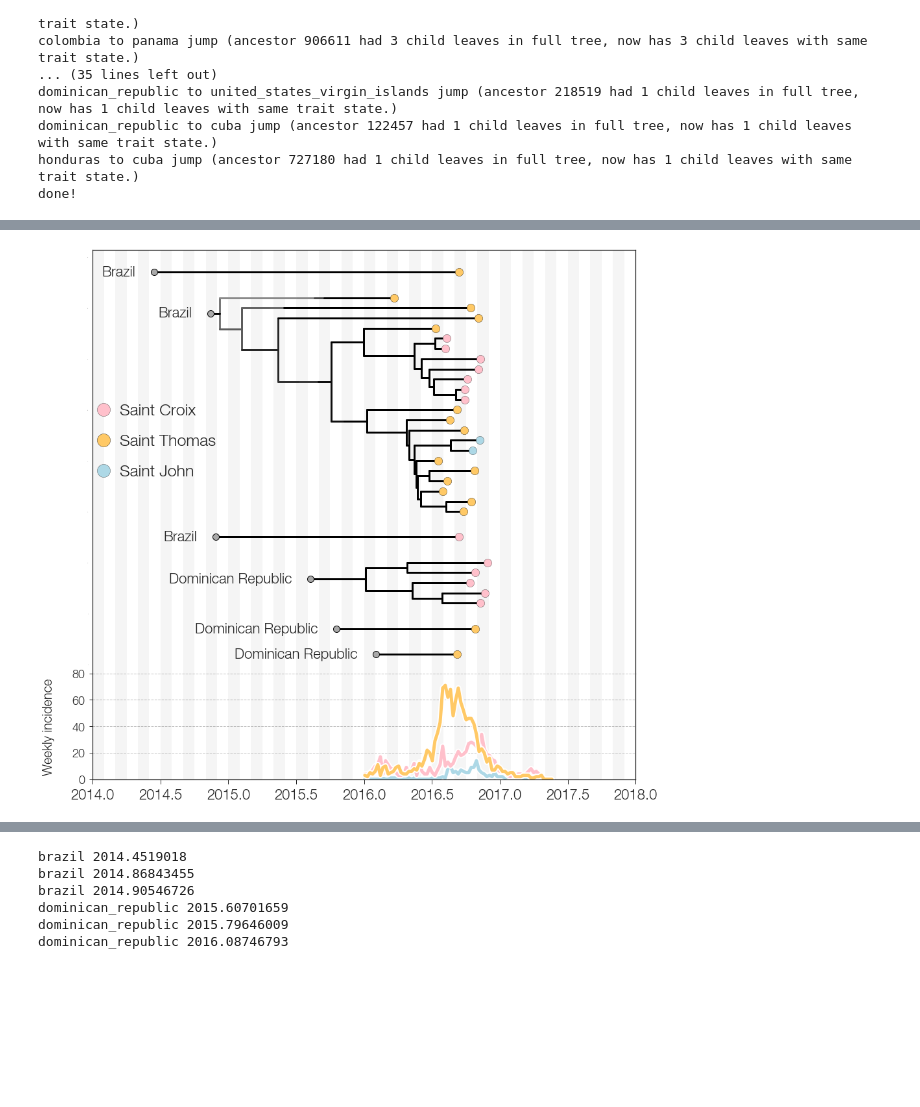
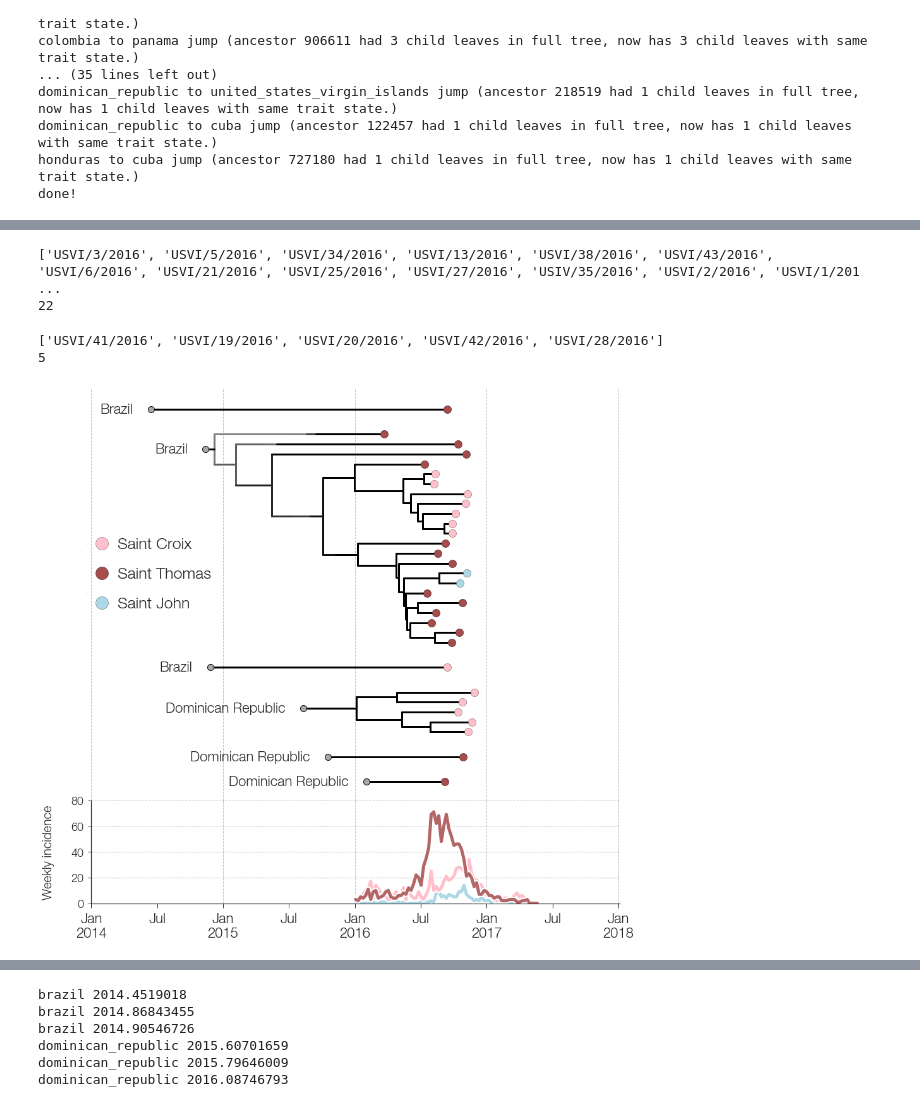
Before and after one commit to blab/zika-usvi, a Jupyter notebook: scripts/tree-plotting.ipynb, the cells around one changed output, grey strips where cells are left out. Cells and saved outputs as stored; diff of their text form; code cells hidden in the pictures; blank space fills up the shorter version.

```diff
--- a/scripts/tree-plotting.ipynb
+++ b/scripts/tree-plotting.ipynb
@@ -459,0 +570,24 @@ print [x for x in subtree.Objects]
+# %%
+usvi_primary_clade = []
+for origin,subtree in sorted(within_country_trees['united_states_virgin_islands']):
+    if subtree.root.numChildren > 15: #grab major usvi clade
+        for x in subtree.Objects:
+            if isinstance (x, bt.leaf):
+                usvi_primary_clade.append(x.name.split('|')[0])
+print usvi_primary_clade
+print len(usvi_primary_clade)
+# %% [output]
+['USVI/3/2016', 'USVI/5/2016', 'USVI/34/2016', 'USVI/13/2016', 'USVI/38/2016', 'USVI/43/2016', 'USVI/6/2016', 'USVI/21/2016', 'USVI/25/2016', 'USVI/27/2016', 'USIV/35/2016', 'USVI/2/2016', 'USVI/1/201 ...
+22
+# %%
+usvi_secondary_clade = []
+for origin,subtree in sorted(within_country_trees['united_states_virgin_islands']):
+    if subtree.root.numChildren > 4 and subtree.root.numChildren < 10: #grab secondary usvi clade
+        for x in subtree.Objects:
+            if isinstance (x, bt.leaf):
+                usvi_secondary_clade.append(x.name.split('|')[0])
+print usvi_secondary_clade
+print len(usvi_secondary_clade)
+# %% [output]
+['USVI/41/2016', 'USVI/19/2016', 'USVI/20/2016', 'USVI/42/2016', 'USVI/28/2016']
+5
@@ -460,7 +597,8 @@ print [x for x in subtree.Objects]
 # %%
 #print within_country_trees['united_states_virgin_islands']
 #print subtree_sizes['united_states_virgin_islands']
-usvi_island_colors = {'saint_croix': 'pink', 'saint_thomas': 'orange' ,'saint_john': 'lightblue'}
+#usvi_island_colors = {'saint_croix': 'pink', 'saint_thomas': 'orange' ,'saint_john': 'lightblue'}
+usvi_island_colors = {'saint_croix': 'pink', 'saint_thomas': 'maroon' ,'saint_john': 'lightblue'}
 labeling_dict = {'dominican_republic':'Dominican Republic', 'brazil': 'Brazil'}
 
 colorbarTextSize=30 ## add colourbars
@@ -503,7 +641,7 @@ for origin,subtree in sorted(within_country_trees['united_states_virgin_islands'
             color = usvi_island_colors[island]
             if island == 'saint_thomas':
                 ax.scatter(x,y+cumulative_y,s=tipSize,facecolor='white', alpha=1,edgecolor='black',zorder=99)
-                ax.scatter(x,y+cumulative_y,s=tipSize,facecolor=color, alpha=0.6,edgecolor='black',zorder=100) ## plot tip circle
+                ax.scatter(x,y+cumulative_y,s=tipSize,facecolor=color, alpha=0.7,edgecolor='black',zorder=100) ## plot tip circle
             else:
                 ax.scatter(x,y+cumulative_y,s=tipSize,facecolor=color, alpha=1.0,edgecolor='black',zorder=100) ## plot tip circle
             #ax.scatter(x,y+cumulative_y,s=tipSize+50,facecolor='k',edgecolor='none',zorder=99)
@@ -535,22 +673,34 @@ for origin,subtree in sorted(within_country_trees['united_states_virgin_islands'
     cumulative_y += max([x.y for x in subtree.Objects])+1.5 ## increment y position
 
 #Remove lines from sides of plot that I don't like
-#ax.spines['top'].set_visible(False)
-#ax.spines['right'].set_visible(False)
-#ax.spines['left'].set_visible(False)
+ax.spines['top'].set_visible(False)
+ax.spines['right'].set_visible(False)
+ax.spines['left'].set_visible(False)
 ax.spines['bottom'].set_visible(False)
-ax.set_xticks([])
+#ax.set_xticks([2014.0, 2014.5, 2015.0, 2015.5, 2016.0, 2016.5, 2017.0, 2017.5, 2018.0 ])
+ax.set_xticklabels([])
+
 
 ax.tick_params(axis='y',labelsize=0,size=0)
 ax.tick_params(axis='top',labelsize=0,size=0)
 ax.tick_params(axis='bottom',labelsize=0,size=0)
 
-ax.set_xlim(2014,2018)
+ax.set_xlim(2014,2018.01)
 #ax.set_ylabel('Introductions to USVI, by island',size=20)
+
+ax.axvline(2014.0,ls='--',color='grey', linewidth = 1, alpha = 0.5)
+ax.axvline(2015.0,ls='--',color='grey', linewidth = 1, alpha = 0.5)
+ax.axvline(2016.0,ls='--',color='grey', linewidth = 1, alpha = 0.5)
+ax.axvline(2017.0,ls='--',color='grey', linewidth = 1, alpha = 0.5)
+ax.axvline(2018.0,ls='--',color='grey', linewidth = 1, alpha = 0.5)
+
+#labels = [2014.0, 2014.5, 2015.0, 2015.5, 2016.0, 2016.5, 2017.0, 2017.5, 2018.0 ]
+#ax.set_xticklabels([decimalDateToAxisLabel(label) for label in labels])
+
 
 ax.scatter(2014.08,25,s=400,facecolor=usvi_island_colors['saint_croix'],edgecolor='black',zorder=10) ##
 ax.scatter(2014.08,22,s=400,facecolor='white', alpha = 1, edgecolor='black',zorder=9) ##
-ax.scatter(2014.08,22,s=400,facecolor=usvi_island_colors['saint_thomas'], alpha = 0.6, edgecolor='black',zorder=10) ## plot white circle underneath bc alpha is low
+ax.scatter(2014.08,22,s=400,facecolor=usvi_island_colors['saint_thomas'], alpha = 0.7, edgecolor='black',zorder=10) ## plot white circle underneath bc alpha is low
 ax.scatter(2014.08,19,s=400,facecolor=usvi_island_colors['saint_john'],edgecolor='black',zorder=10)
 
 ax.text(2014.2,24.5, 'Saint Croix', size=25)
@@ -558,42 +708,56 @@ ax.text(2014.2,21.5, 'Saint Thomas', size=25)
 ax.text(2014.2,18.5, 'Saint John', size=25)
 
 timeline = np.arange(2014, 2018.0833333333333, 0.08333333333333333)
-[ax.axvspan(timeline[i],timeline[i+1],facecolor='k',edgecolor='none',alpha=0.04) for i in range(0,len(timeline)-1,2)]
+#[ax.axvspan(timeline[i],timeline[i+1],facecolor='k',edgecolor='none',alpha=0.04) for i in range(0,len(timeline)-1,2)]
 
 
 #### 2nd panel: incidence
 
 ax2 = plt.subplot(gs[1])
 islands = ['saint_croix', 'saint_thomas', 'saint_john']
 
 for island in islands:
     x_values = [decimalDate(x) for x in usvi_df['date']]
     y_values = [y for y in usvi_df[island]]
 
     if island == 'saint_thomas':
         ax2.plot(x_values,y_values,color=usvi_island_colors[island], alpha = 0.6,lw=5,label='x',zorder=int(sum(y_values)))
     else:
         ax2.plot(x_values,y_values,color=usvi_island_colors[island], alpha = 1,lw=5,label='x',zorder=int(sum(y_values)))
     ax2.plot(x_values,y_values,color='w',lw=9,zorder=int(sum(y_values))-1)
 
-ax2.set_xlim(2014,2018)
+ax2.set_xlim(2014,2018.01)
+
+labels = [2014.0, 2014.5, 2015.0, 2015.5, 2016.0, 2016.5, 2017.0, 2017.5, 2018.0 ]
+ax2.set_xticklabels([decimalDateToAxisLabel(label) for label in labels])
 
 ax2.set_ylabel('Weekly incidence\n',size=20)
 ax2.set_ylim(0,80)
 
 ax2.spines['top'].set_visible(False)
-#ax2.spines['right'].set_visible(False)
+ax2.spines['right'].set_visible(False)
 
 ax2.tick_params(axis='x',labelsize=22, which='major', width=1, size=7)
 ax2.tick_params(axis='y',labelsize=18, width=1, size=5)
+
+ax2.axvline(2014.0,ls='--',color='grey', linewidth = 1, alpha = 0.5)
+ax2.axvline(2015.0,ls='--',color='grey', linewidth = 1, alpha = 0.5)
+ax2.axvline(2016.0,ls='--',color='grey', linewidth = 1, alpha = 0.5)
+ax2.axvline(2017.0,ls='--',color='grey', linewidth = 1, alpha = 0.5)
+ax2.axvline(2018.0,ls='--',color='grey', linewidth = 1, alpha = 0.5)
+
 
 ax2.axhline(20,ls='--',color='grey', linewidth = 1, alpha = 0.5)
 ax2.axhline(40,ls='--',color='grey', linewidth = 1, alpha = 0.5)
 ax2.axhline(60,ls='--',color='grey', linewidth = 1, alpha = 0.5)
 ax2.axhline(80,ls='--',color='grey', linewidth = 1, alpha = 0.5)
 
-[ax2.axvspan(timeline[i],timeline[i+1],facecolor='k',edgecolor='none',alpha=0.04) for i in range(0,len(timeline)-1,2)]
+#ax2.axvline(decimalDate('2016-01-20'),ls='--',color='grey', linewidth = 1, alpha = 0.5)
 
-plt.savefig('/Users/alliblk/Desktop/gitrepos/zika-usvi/figures/usvi_introductions_and_incidence.png')
+
+#[ax2.axvspan(timeline[i],timeline[i+1],facecolor='k',edgecolor='none',alpha=0.04) for i in range(0,len(timeline)-1,2)]
+
+plt.savefig('/Users/alliblk/Desktop/gitrepos/zika-usvi/figures/usvi_introductions_and_incidence_transparent.png', transparent=True)
+plt.savefig('/Users/alliblk/Desktop/gitrepos/zika-usvi/figures/usvi_introductions_and_incidence_transparent.pdf', transparent=True)
 # %% [output]
-[figure, old version]
+[figure, new version]
```
Also changed, not shown: parts of 20 cells of this notebook.
